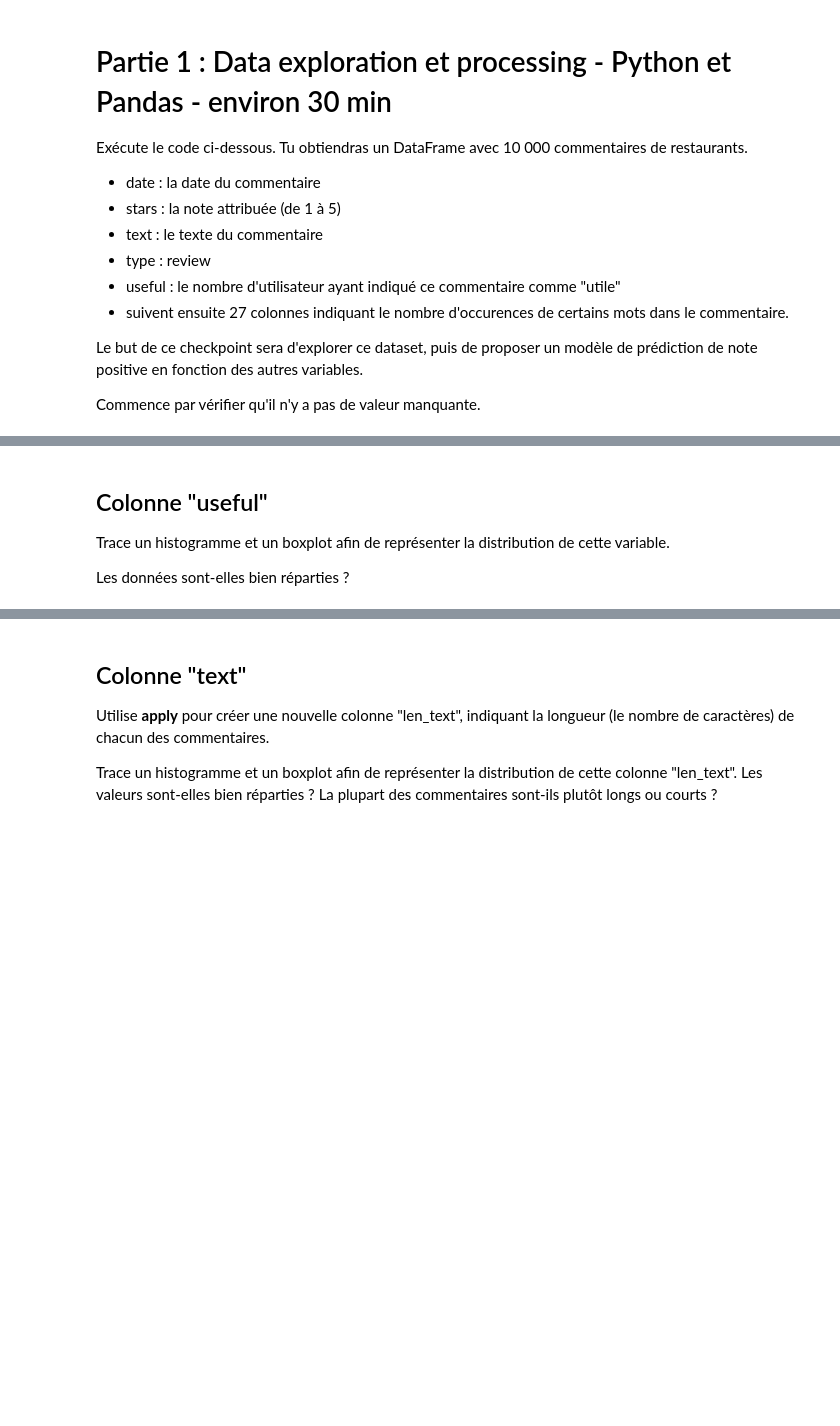
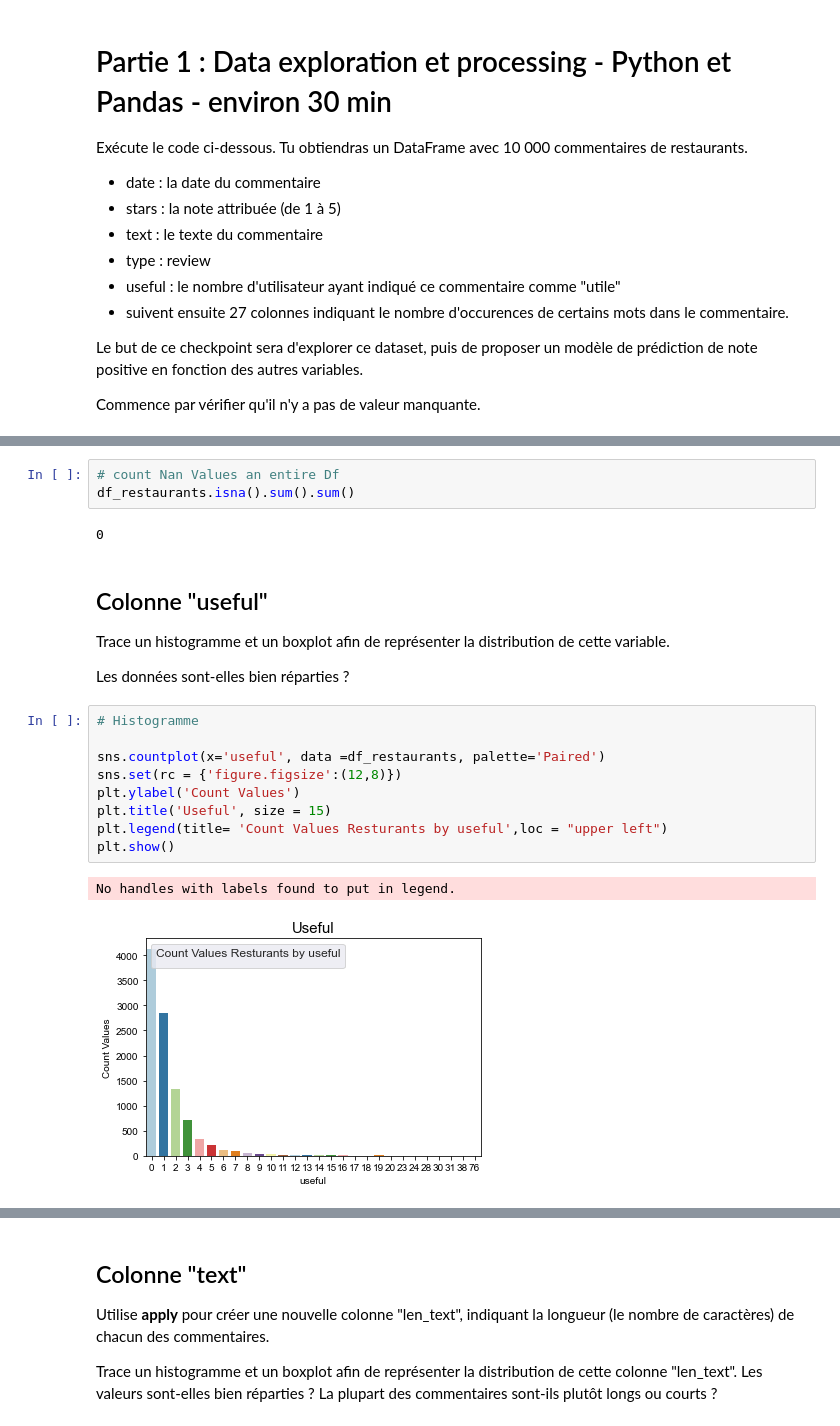
Before and after one commit to CathieLC/Wild_notebook, a Jupyter notebook: CHECKPOINT/2021_Data_Checkpoint_3.ipynb, the cells around one changed output, grey strips where cells are left out. Drawn from its saved outputs; the diff is of its cells as text; blank space fills up the shorter version.

```diff
--- a/CHECKPOINT/2021_Data_Checkpoint_3.ipynb
+++ b/CHECKPOINT/2021_Data_Checkpoint_3.ipynb
@@ -30,9 +69,26 @@ df_restaurants.head()
 | 3 | 2010-05-27 | 5 | Rosie, Dakota, and I LOVE Chaparr... | review | 2 | 0 | 0 | 0 | 0 | 0 | ... | ... |
 | 4 | 2012-01-05 | 5 | General Manager Scott Petello is ... | review | 0 | 0 | 0 | 0 | 0 | 0 | ... | ... |
 5 rows × 32 columns
+# %%
+# count Nan Values an entire Df
+df_restaurants.isna().sum().sum()
+# %% [output]
+0
 # %% [markdown]
 ## Colonne "useful"
 
 Trace un histogramme et un boxplot afin de représenter la distribution de cette variable.
 
 Les données sont-elles bien réparties ?
+# %%
+# Histogramme
+
+sns.countplot(x='useful', data =df_restaurants, palette='Paired')
+sns.set(rc = {'figure.figsize':(12,8)})
+plt.ylabel('Count Values')
+plt.title('Useful', size = 15)
+plt.legend(title= 'Count Values Resturants by useful',loc = "upper left")
+plt.show()
+# %% [output]
+No handles with labels found to put in legend.
+[figure, added]
```
Also changed, not shown: parts of 57 cells of this notebook, 14 other files.
